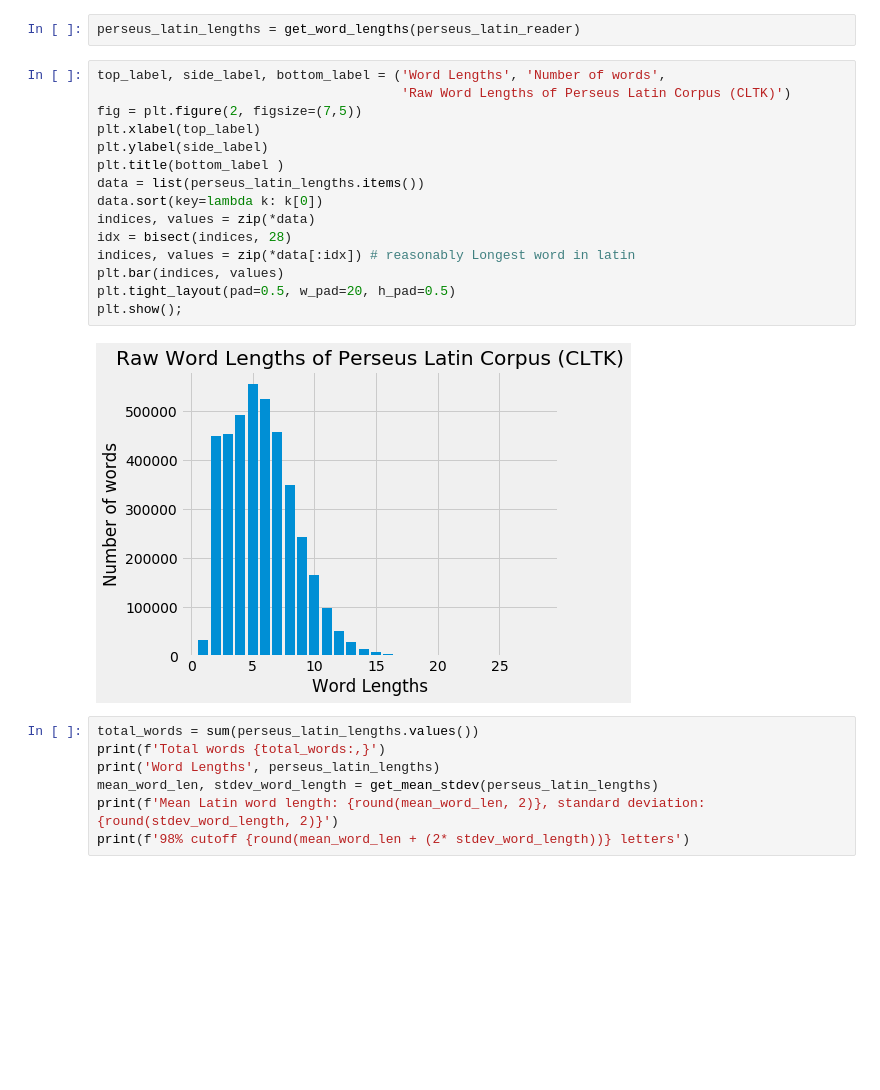
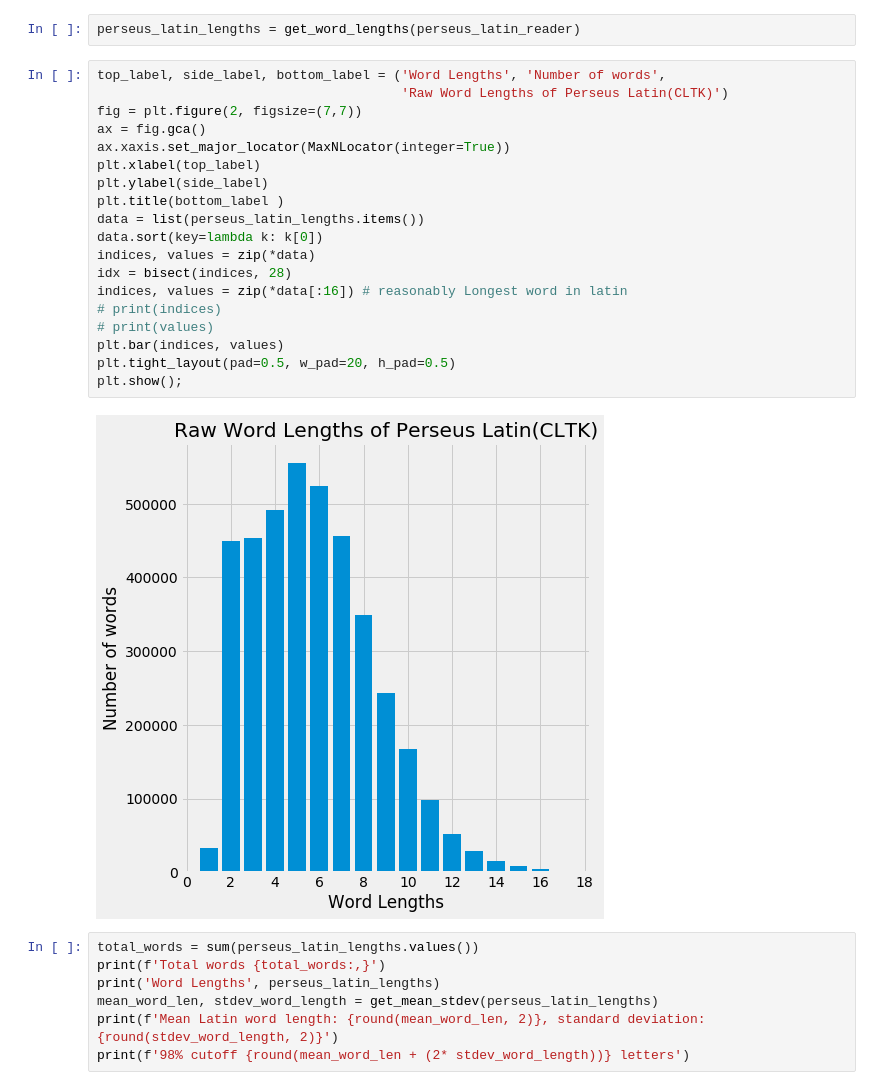
Before and after one commit to todd-cook/ML-You-Can-Use, a Jupyter notebook: building_language_model/assessing_corpus_quality.ipynb, the cells around one changed output. Saved outputs shown, nothing was run; the diff lists cells and outputs as text; blank space fills up the shorter version.

```diff
--- a/building_language_model/assessing_corpus_quality.ipynb
+++ b/building_language_model/assessing_corpus_quality.ipynb
@@ -167,21 +191,25 @@ Mean Latin word length: 5.74, standard deviation: 2.76
 perseus_latin_lengths = get_word_lengths(perseus_latin_reader)
 # %%
 top_label, side_label, bottom_label = ('Word Lengths', 'Number of words',
-                                       'Raw Word Lengths of Perseus Latin Corpus (CLTK)')
-fig = plt.figure(2, figsize=(7,5))
+                                       'Raw Word Lengths of Perseus Latin(CLTK)')
+fig = plt.figure(2, figsize=(7,7))
+ax = fig.gca()
+ax.xaxis.set_major_locator(MaxNLocator(integer=True))
 plt.xlabel(top_label)
 plt.ylabel(side_label)
 plt.title(bottom_label )
 data = list(perseus_latin_lengths.items())
 data.sort(key=lambda k: k[0])
 indices, values = zip(*data)
 idx = bisect(indices, 28)
-indices, values = zip(*data[:idx]) # reasonably Longest word in latin
+indices, values = zip(*data[:16]) # reasonably Longest word in latin
+# print(indices)
+# print(values)
 plt.bar(indices, values)
 plt.tight_layout(pad=0.5, w_pad=20, h_pad=0.5)
 plt.show();
 # %% [output]
-[figure, old version]
+[figure, new version]
 # %%
 total_words = sum(perseus_latin_lengths.values())
 print(f'Total words {total_words:,}')
```
Also changed, not shown: parts of 11 cells of this notebook, 36 other files.
